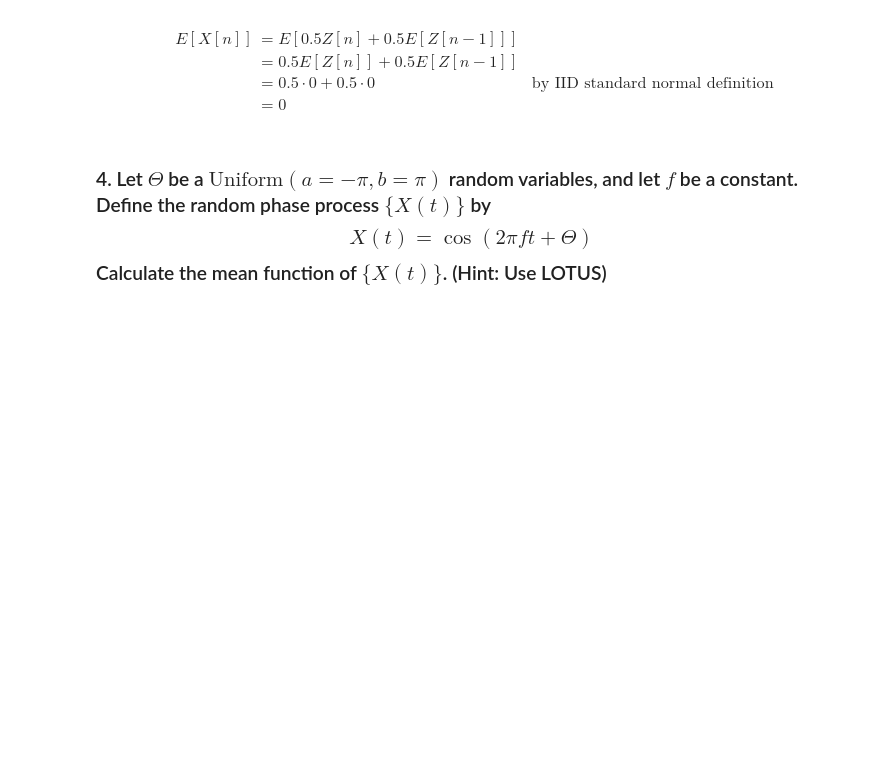
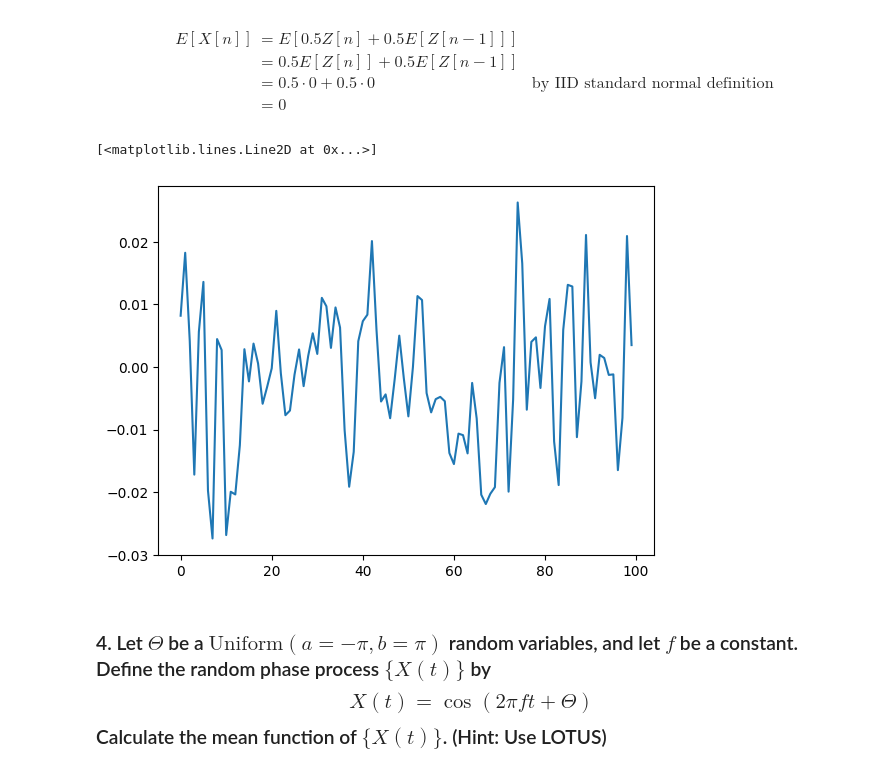
Before and after one commit to yjtek/math, a Jupyter notebook: Section 4: Random Processes/50. Mean Function/questions.ipynb, the cells around one changed output. Drawn from its saved outputs; the diff is of its cells as text; code cells hidden in the pictures; blank space fills up the shorter version.

```diff
--- a/Section 4: Random Processes/50. Mean Function/questions.ipynb
+++ b/Section 4: Random Processes/50. Mean Function/questions.ipynb
@@ -25,5 +37,11 @@ $$\begin{align}
     &= 0.5 \cdot 0 + 0.5 \cdot 0 & \text{by IID standard normal definition} \\
     &= 0
 \end{align}$$
+# %%
+instantiations = np.array([np.convolve(np.repeat(0.5,2), np.random.normal(0,1,size=100), 'same') for _ in range(5000)])
+plt.plot(np.arange(0,100,1), np.mean(instantiations, axis=0))
+# %% [output]
+[<matplotlib.lines.Line2D at 0x...>]
+[figure, added]
 # %% [markdown]
 ### 4. Let $\Theta$ be a $\text{Uniform}(a= -\pi, b = \pi)$ random variables, and let $f$ be a constant. Define the random phase process $\{ X(t) \}$ by $$ X(t) = \cos(2 \pi f t + \Theta) $$ Calculate the mean function of $\{ X(t) \}$. (Hint: Use LOTUS)
```
Also changed, not shown: parts of 8 cells of this notebook, 4 other files.
